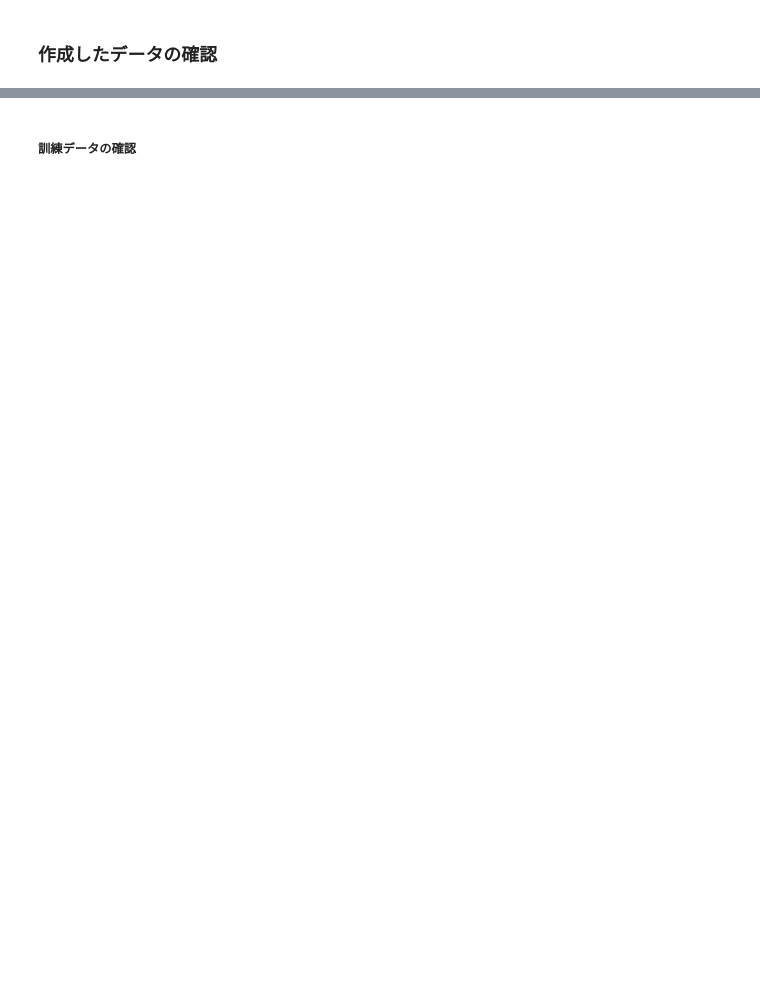
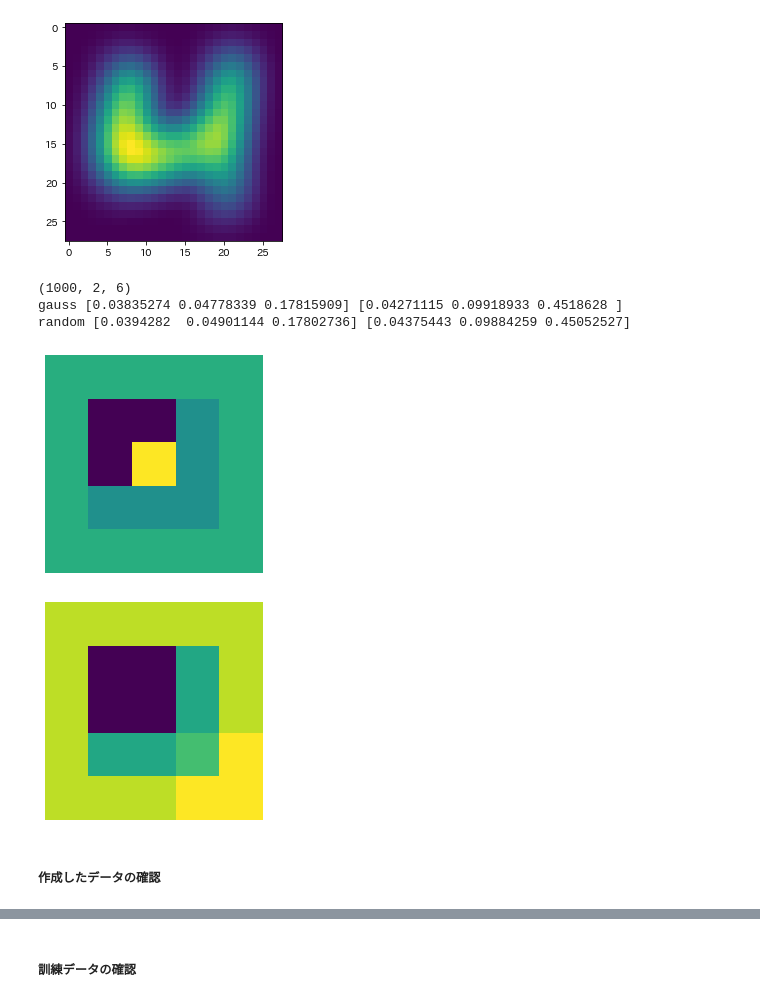
Before and after one commit to hmHam/SelectiveSR, a Jupyter notebook: blur_deblur/create_dataset.ipynb, the cells around one changed output, grey strips where cells are left out. Drawn from its saved outputs; the diff is of its cells as text; code cells hidden in the pictures; blank space fills up the shorter version.

```diff
--- a/blur_deblur/create_dataset.ipynb
+++ b/blur_deblur/create_dataset.ipynb
@@ -100,2 +263,70 @@ create_test_dataset(funcs_smooth, c=C, fname='GR' + '/test/smooth/c3_dataset.npz
+# %%
+# kernel3, kernel4の性質を確認
+context = np.load('data/GR/train_gauss_dataset.npz')
+Dx = context['original_dataset']
+Dy_gauss = context['train_dataset']
+
+context = np.load('data/GR/train_random_dataset.npz')
+Dy_random = context['train_dataset']
+
+plt.imshow(Dy_random[0])
+plt.show()
+a = np.ones(kernel1.shape)
+a[1:4, 1:4] = 0
+
+kernel3 = np.ones(kernel1.shape)
+kernel3[1:3, 1:3] = -3
+kernel3[2, 2] = 5
+kernel3 = kernel3 + a
+kernel3 = kernel3 / kernel3.sum()
+fig = plt.figure()
+plt.imshow(kernel3)
+plt.axis('off')
+plt.savefig('kernel3.png')
+
+kernel4 = np.ones(kernel1.shape)
+kernel4[3:5, 3:5] = 2
+kernel4[1:3, 1:3] = -5
+kernel4 = kernel4 + 3 * a
+kernel4 = kernel4 / kernel4.sum()
+fig = plt.figure()
+plt.imshow(kernel4)
+plt.axis('off')
+plt.savefig('data/kernel4.png')
+
+# ガウスフィルタで劣化させた画像と乱数フィルタで劣化させた画像のそれぞれに対して
+# kernel3, kernel4でDeconvolutionした際に復元されないことを確認
+mse = [] #1000 x 2 x 6
+for n in tqdm(range(Dx.shape[0])):
+    xn = Dx[n]
+    yn_gauss = Dy_gauss[n].copy()
+    yn_random = Dy_random[n].copy()
+    mse_kernel = []
+    for i, kernel in enumerate([kernel3, kernel4], start=1):
+        mse_c_gauss = []
+        mse_c_random = []
+        for c in range(1, 4):
+            x_hat_gauss = yn_gauss.copy()
+            x_hat_random = yn_random.copy()
+            for _ in range(c):
+                x_hat_gauss = wiener(x_hat_gauss, kernel, 1e-2)
+                x_hat_random = wiener(x_hat_random, kernel, 1e-2)
+            mse_c_gauss.append(np.mean((x_hat_gauss - xn)**2))
+            mse_c_random.append(np.mean((x_hat_random - xn)**2))
+        mse_kernel.append(mse_c_gauss + mse_c_random)
+    mse.append(mse_kernel)
+mse = np.array(mse)
+print(mse.shape)
+mse_gauss = mse[:, :, 0:3]
+mse_random = mse[:, :, 3:6]
+print('gauss', mse_gauss[:, 0, :].mean(axis=0), mse_gauss[:, 1].mean(axis=0))
+print('random', mse_random[:, 0, :].mean(axis=0), mse_random[:, 1].mean(axis=0))
+# %% [output]
+[figure, added]
+(1000, 2, 6)
+gauss [0.03835274 0.04778339 0.17815909] [0.04271115 0.09918933 0.4518628 ]
+random [0.0394282  0.04901144 0.17802736] [0.04375443 0.09884259 0.45052527]
+[figure, added]
+[figure, added]
 # %% [markdown]
-### 作成したデータの確認
+##### 作成したデータの確認
```
Also changed, not shown: parts of 27 cells of this notebook, 11 other files.
